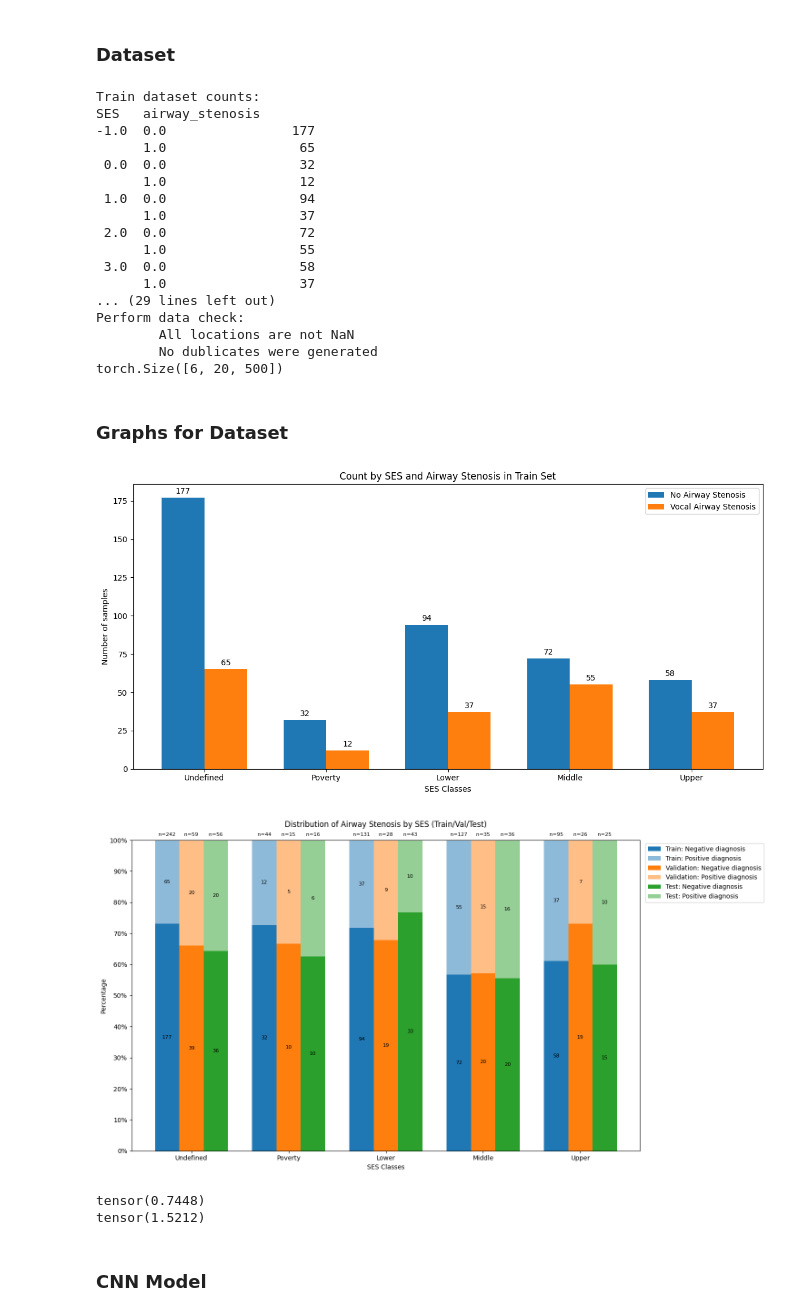
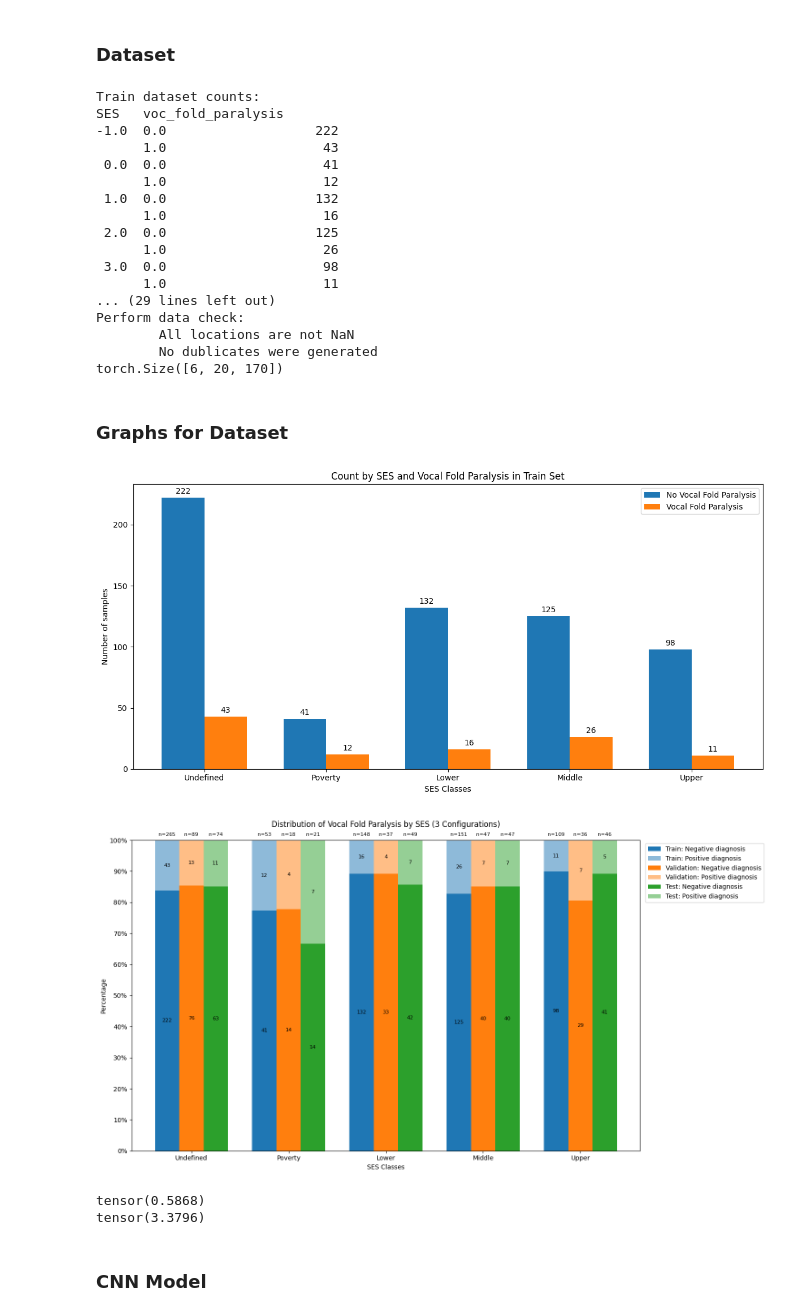
Before and after one commit to ArtKrutsko/B2AI-Project3, a Jupyter notebook: notebooks/SES/SES_prediction_Vowel_vocal_fold_paralysis.ipynb, the cells around one changed output. Saved outputs shown, nothing was run; the diff lists cells and outputs as text; code cells hidden in the pictures.

```diff
--- a/notebooks/SES/SES_Rainbow_airway_stenosis_prediction.ipynb
+++ b/notebooks/SES/SES_prediction_Vowel_vocal_fold_paralysis.ipynb
@@ -49,7 +50,7 @@ dict_keys(['speaker_embedding', 'specgram', 'melfilterbank', 'mfcc', 'sample_rat
 # loading the dataset
 dataset = VBAIDataset('../bids_with_sensitive_recordings/')
 
-target_diagnosis = 'airway_stenosis' #airway_stenosis voc_fold_paralysis
+target_diagnosis = 'voc_fold_paralysis' #airway_stenosis voc_fold_paralysis
 # %%
 participant_df = dataset.load_and_pivot_questionnaire('participant')
 all_identities = sorted(participant_df['record_id'].to_numpy().tolist())
@@ -169,7 +170,7 @@ y['stratify_col'] = y['SES'].astype(str) + '_' + y[target_diagnosis].astype(str)
 
 #split the data into train, val, test sets
 X_train, X_temp, y_train, y_temp = train_test_split(
-    X, y, test_size=0.37, stratify=y['stratify_col']
+    X, y, test_size=0.39, stratify=y['stratify_col']
 )
 
 X_val, X_test, y_val, y_test = train_test_split(
@@ -228,13 +229,13 @@ class MelfilterBankDatasetWithMultisampling(torch.utils.data.Dataset):
 				continue
 			subject = "sub-" + row['record_id']
 			session = "ses-" + row['recording_session_id']
-			location = str("../bids_with_sensitive_recordings/" + subject + "/" + session + '/audio/'+subject+"_"+session+"_Rainbow-Passage_rec-Rainbow-Passage")
+			location = str("../bids_with_sensitive_recordings/" + subject + "/" + session + '/audio/'+subject+"_"+session+"_Prolonged-vowel_rec-Prolonged-vowel")
 			if os.path.exists(location + '.wav'):
 				self.data.at[index, "location"] = location
 				self.data.at[index, "segment"] = 0
-				audio = Audio.from_filepath(location + ".wav")
-			    audio = resample_audios([audio], resample_rate=16000)[0]
-				num_segments = audio.size(0) // 160 // self.segment_size #audio size mapping to spectrogram size
+                audio = Audio.from_filepath(path + '.wav')
+                audio = resample_audios([audio], resample_rate=16000)[0]
+				num_segments = audio.waveform.shape[-1] // 160 // self.segment_size #audio size mapping to spectrogram size
     			#insert num_segment rows with different segment number(each record is different timeframe of the same recording)
 				count = 1
 				while count < num_segments:
@@ -285,9 +286,9 @@ class MelfilterBankDatasetWithMultisampling(torch.utils.data.Dataset):
 # val_df = pd.concat([X_val, y_val], axis=1)
 # test_df = pd.concat([X_test, y_test], axis=1)
 
-train_dataset = MelfilterBankDatasetWithMultisampling(train, 500)
-val_dataset = MelfilterBankDatasetWithMultisampling(val, 500)
-test_dataset = MelfilterBankDatasetWithMultisampling(test, 500)
+train_dataset = MelfilterBankDatasetWithMultisampling(train, 170)
+val_dataset = MelfilterBankDatasetWithMultisampling(val, 170)
+test_dataset = MelfilterBankDatasetWithMultisampling(test, 170)
 
 print("Train dataset counts: ")
 print(train_dataset.data[["SES", target_diagnosis]].value_counts().sort_index())
@@ -297,9 +298,9 @@ print("\nTest dataset counts: ")
 print(test_dataset.data[["SES", target_diagnosis]].value_counts().sort_index())
 
 print("Perform data check:")
-check_loc_1 = train_dataset.data[~train_dataset.data['location'].str.endswith('Rainbow-Passage')].empty
-check_loc_2 = val_dataset.data[~val_dataset.data['location'].str.endswith('Rainbow-Passage')].empty
-check_loc_3 = test_dataset.data[~test_dataset.data['location'].str.endswith('Rainbow-Passage')].empty
+check_loc_1 = train_dataset.data[~train_dataset.data['location'].str.endswith('_Prolonged-vowel_rec-Prolonged-vowel')].empty
+check_loc_2 = val_dataset.data[~val_dataset.data['location'].str.endswith('_Prolonged-vowel_rec-Prolonged-vowel')].empty
+check_loc_3 = test_dataset.data[~test_dataset.data['location'].str.endswith('_Prolonged-vowel_rec-Prolonged-vowel')].empty
 if ~check_loc_1 and ~check_loc_2 and ~check_loc_3:
     print("\tAll locations are not NaN")
 else:
@@ -322,22 +323,22 @@ for batch in val_dataloader:
     break
 # %% [output]
 Train dataset counts:
-SES   airway_stenosis
--1.0  0.0                177
-      1.0                 65
- 0.0  0.0                 32
-      1.0                 12
- 1.0  0.0                 94
-      1.0                 37
- 2.0  0.0                 72
-      1.0                 55
- 3.0  0.0                 58
-      1.0                 37
+SES   voc_fold_paralysis
+-1.0  0.0                   222
+      1.0                    43
+ 0.0  0.0                    41
+      1.0                    12
+ 1.0  0.0                   132
+      1.0                    16
+ 2.0  0.0                   125
+      1.0                    26
+ 3.0  0.0                    98
+      1.0                    11
 ... (29 lines left out)
 Perform data check:
         All locations are not NaN
         No dublicates were generated
-torch.Size([6, 20, 500])
+torch.Size([6, 20, 170])
 # %% [markdown]
 ### Graphs for Dataset
 # %%
@@ -356,13 +357,13 @@ width = 0.35
 fig, ax = plt.subplots(figsize=(12, 6))
 
 # Create the bars
-rects1 = ax.bar(x - width/2, vfp_0, width, label='No Airway Stenosis')
-rects2 = ax.bar(x + width/2, vfp_1, width, label='Vocal Airway Stenosis')
+rects1 = ax.bar(x - width/2, vfp_0, width, label='No Vocal Fold Paralysis')
+rects2 = ax.bar(x + width/2, vfp_1, width, label='Vocal Fold Paralysis')
 
 # Customize the chart
 ax.set_ylabel('Number of samples')
 ax.set_xlabel('SES Classes')
-ax.set_title('Count by SES and Airway Stenosis in Train Set')
+ax.set_title('Count by SES and Vocal Fold Paralysis in Train Set')
 ax.set_xticks(x)
 ax.set_xticklabels(ses)
 ax.legend()
@@ -412,36 +413,36 @@ config = ["Train", "Validation", "Test"]
 for i in range(3):
     ax.bar(x + (i-1)*width, perc_0[i], width, label=f'{config[i]}: Negative diagnosis', color=f'C{i}')
     ax.bar(x + (i-1)*width, perc_1[i], width, bottom=perc_0[i], label=f'{config[i]}: Positive diagnosis', color=f'C{i}', alpha=0.5)
 
 # Customize the chart
 ax.set_ylabel('Percentage')
 ax.set_xlabel('SES Classes')
-ax.set_title('Distribution of Airway Stenosis by SES (Train/Val/Test)\n')
+ax.set_title('Distribution of Vocal Fold Paralysis by SES (Train/Val/Test)\n')
 ax.set_xticks(x)
 ax.set_xticklabels(ses)
 ax.legend(loc='upper right', bbox_to_anchor=(1.25, 1))
 
 # Set y-axis to show percentages
 ax.set_ylim(0, 100)
 ax.set_yticks(range(0, 101, 10))
 ax.set_yticklabels([f'{i}%' for i in range(0, 101, 10)])
 
 # Add sample count labels on the bars
 for i in range(3):
     for j, (v0, v1, p0, p1) in enumerate(zip(vfp_0[i], vfp_1[i], perc_0[i], perc_1[i])):
         ax.text(x[j] + (i-1)*width, p0/2, str(v0), ha='center', va='center', fontsize=8)
         ax.text(x[j] + (i-1)*width, p0 + p1/2, str(v1), ha='center', va='center', fontsize=8)
 
 # Add total sample count above each bar
 for i in range(3):
     for j, total in enumerate(totals[i]):
         ax.text(x[j] + (i-1)*width, 101, f'n={total}', ha='center', va='bottom', fontsize=8)
 
 plt.tight_layout()
 plt.show()
 # %% [output]
-[figure, old version]
+[figure, new version]
-[figure, old version]
+[figure, new version]
 # %%
 train_class0_count = train_dataset.data[target_diagnosis].value_counts()[0]
 train_class1_count = train_dataset.data[target_diagnosis].value_counts()[1]
@@ -451,10 +452,10 @@ class_weights = [total_samples / (2 * count) for count in class_counts]
 weights = torch.tensor(class_weights, dtype=torch.float32)
 print(weights[0])
 print(weights[1])
-pos_weight = weights[1]/ weights[0]
+pos_weight = weights[1]/ (weights[0]+0.2)
 # %% [output]
-tensor(0.7448)
-tensor(1.5212)
+tensor(0.5868)
+tensor(3.3796)
 # %% [markdown]
 ### CNN Model
 # %%
```
Also changed, not shown: parts of 9 cells of this notebook, 7 other files.
